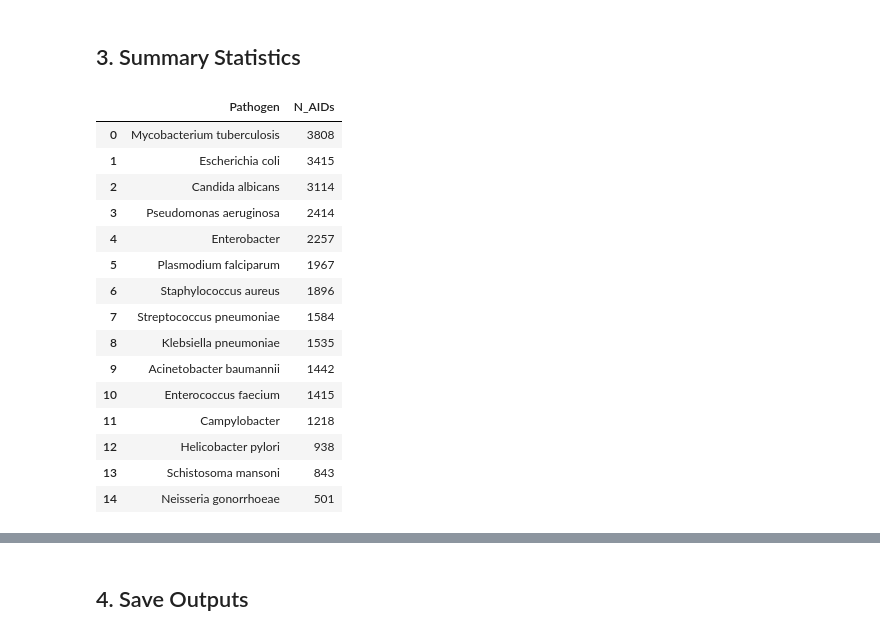
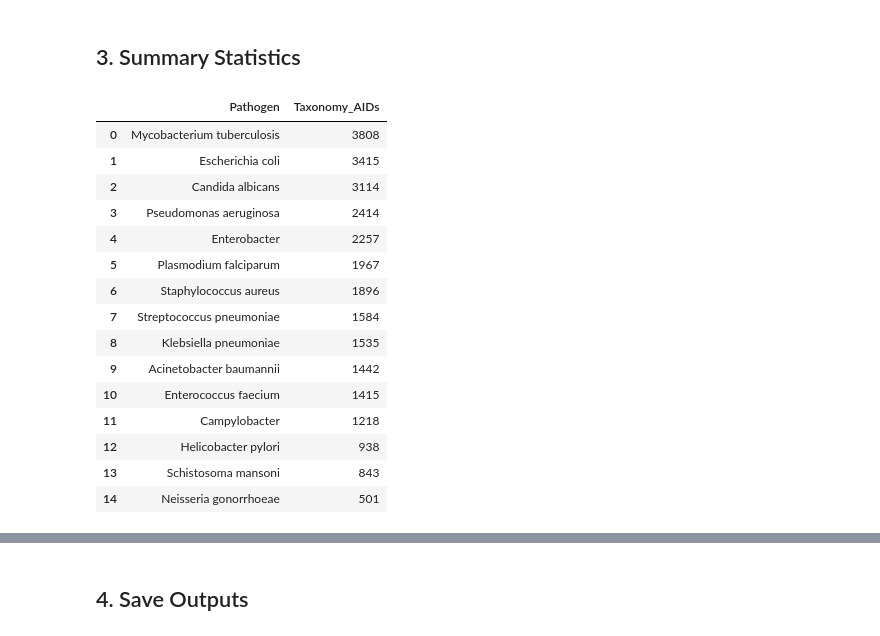
Before and after one commit to ersilia-os/pubchem-antimicrobial-tasks, a Jupyter notebook: notebooks/01_Taxonomy_ID_and_AIDs.ipynb, the cells around one changed output, grey strips where cells are left out. Saved outputs shown, nothing was run; the diff lists cells and outputs as text; code cells hidden in the pictures.

```diff
--- a/notebooks/01_Taxonomy_ID_and_AIDs.ipynb
+++ b/notebooks/01_Taxonomy_ID_and_AIDs.ipynb
@@ -130,16 +132,16 @@ Processing Streptococcus pneumoniae...
 # %%
 # Count number of AIDs per pathogen
 summary_by_pathogen = (
     df_all.groupby("Pathogen")["AID"]
     .nunique()
-    .reset_index(name="N_AIDs")
-    .sort_values("N_AIDs", ascending=False)
+    .reset_index(name="Taxonomy_AIDs")
+    .sort_values("Taxonomy_AIDs", ascending=False)
     .reset_index(drop=True)
 )
 
 summary_by_pathogen
 # %% [output]
-|  | Pathogen | N_AIDs |
+|  | Pathogen | Taxonomy_AIDs |
 | 0 | Mycobacterium tuberculosis | 3808 |
 | 1 | Escherichia coli | 3415 |
 | 2 | Candida albicans | 3114 |
```
Also changed, not shown: parts of 25 cells of this notebook, 1 other file.
